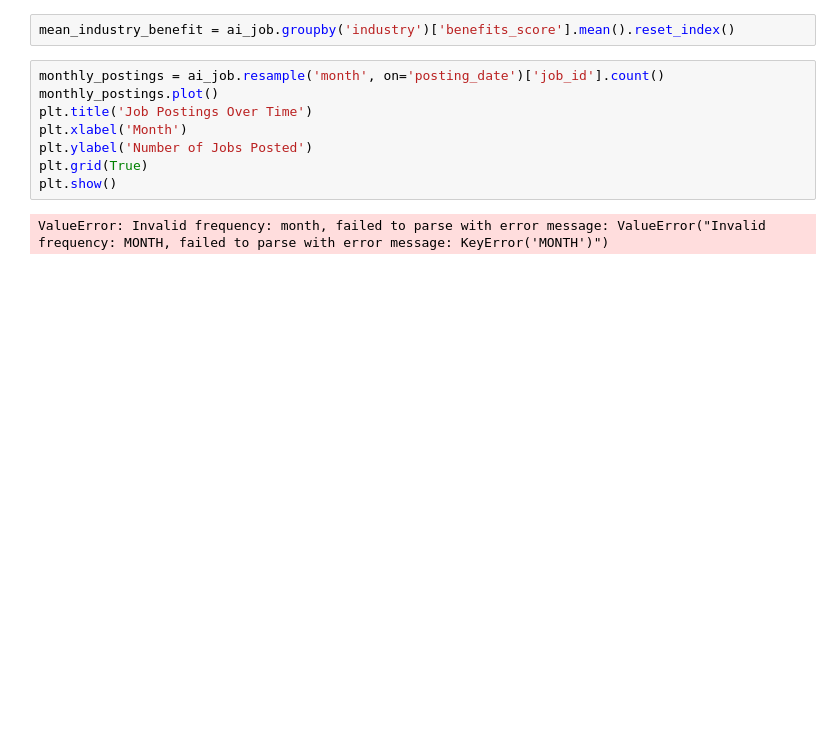
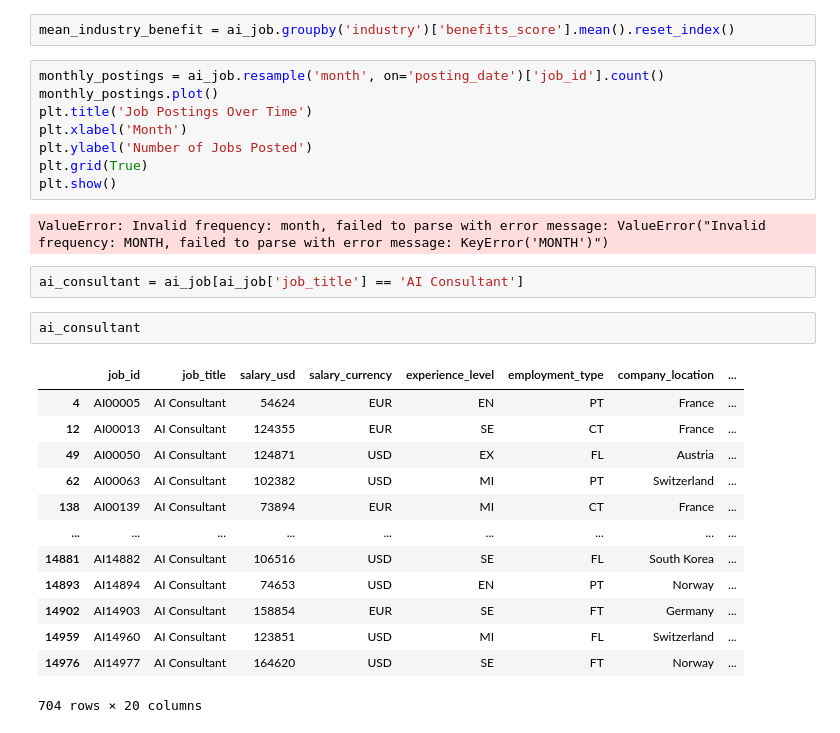
Before and after one commit to isg75/first_project, a Jupyter notebook: notebooks/guilherme.ipynb, the cells around one changed output. Cells and saved outputs as stored; diff of their text form; blank space fills up the shorter version.

```diff
--- a/notebooks/guilherme.ipynb
+++ b/notebooks/guilherme.ipynb
@@ -160,3 +175,21 @@ plt.grid(True)
 plt.show()
 # %% [output]
 ValueError: Invalid frequency: month, failed to parse with error message: ValueError("Invalid frequency: MONTH, failed to parse with error message: KeyError('MONTH')")
+# %%
+ai_consultant = ai_job[ai_job['job_title'] == 'AI Consultant']
+# %%
+ai_consultant
+# %% [output]
+|  | job_id | job_title | salary_usd | salary_currency | experience_level | employment_type | company_location | ... |
+| 4 | AI00005 | AI Consultant | 54624 | EUR | EN | PT | France | ... |
+| 12 | AI00013 | AI Consultant | 124355 | EUR | SE | CT | France | ... |
+| 49 | AI00050 | AI Consultant | 124871 | USD | EX | FL | Austria | ... |
+| 62 | AI00063 | AI Consultant | 102382 | USD | MI | PT | Switzerland | ... |
+| 138 | AI00139 | AI Consultant | 73894 | EUR | MI | CT | France | ... |
+| ... | ... | ... | ... | ... | ... | ... | ... | ... |
+| 14881 | AI14882 | AI Consultant | 106516 | USD | SE | FL | South Korea | ... |
+| 14893 | AI14894 | AI Consultant | 74653 | USD | EN | PT | Norway | ... |
+| 14902 | AI14903 | AI Consultant | 158854 | EUR | SE | FT | Germany | ... |
+| 14959 | AI14960 | AI Consultant | 123851 | USD | MI | FL | Switzerland | ... |
+| 14976 | AI14977 | AI Consultant | 164620 | USD | SE | FT | Norway | ... |
+704 rows × 20 columns
```
Also changed, not shown: parts of 4 cells of this notebook, 7 other files.
